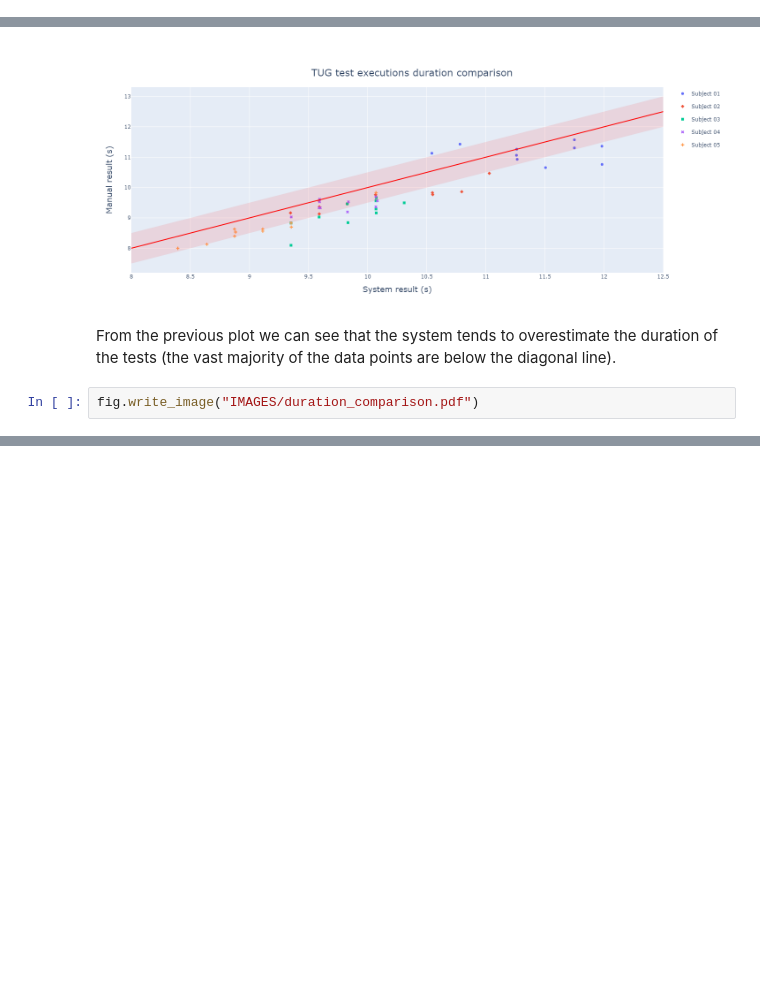
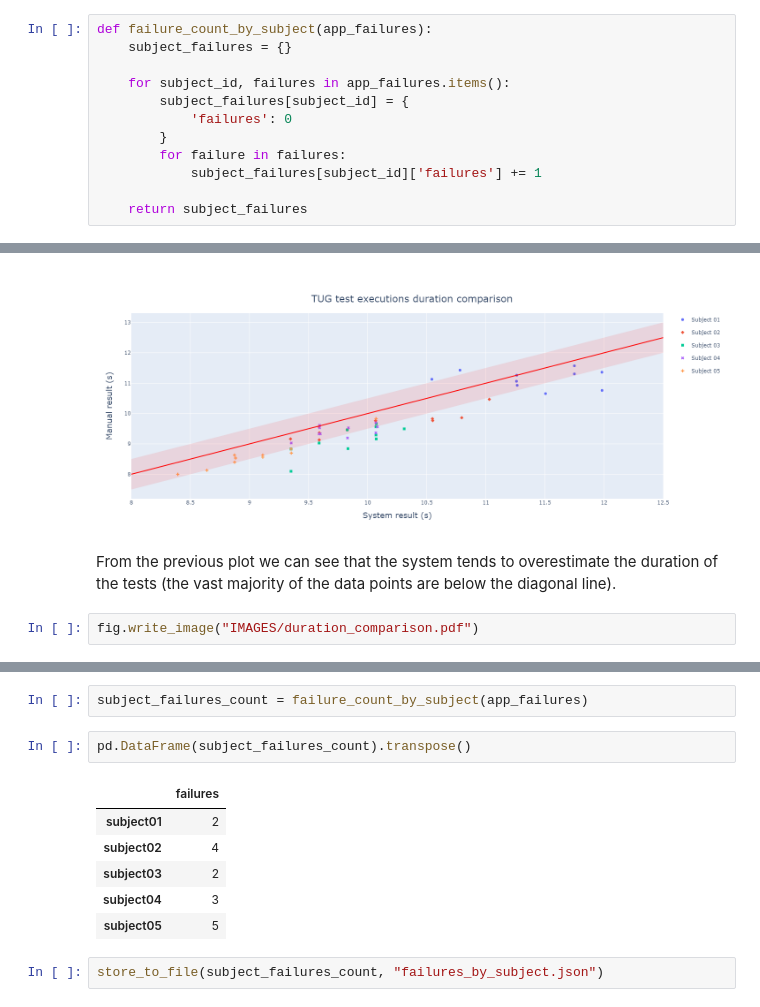
Before and after one commit to matey97/TugTestAnalytics, a Jupyter notebook: results-evaluation.ipynb, the cells around one changed output, grey strips where cells are left out. Drawn from its saved outputs; the diff is of its cells as text; blank space fills up the shorter version.

```diff
--- a/results-evaluation.ipynb
+++ b/results-evaluation.ipynb
@@ -172,0 +198,12 @@ def to_array(errors, attr, subject_id=None):
+# %%
+def failure_count_by_subject(app_failures):
+    subject_failures = {}
+
+    for subject_id, failures in app_failures.items():
+        subject_failures[subject_id] = {
+            'failures': 0
+        }
+        for failure in failures:
+            subject_failures[subject_id]['failures'] += 1
+
+    return subject_failures
@@ -278,0 +355,13 @@ fig.write_image("IMAGES/duration_comparison.pdf")
+# %%
+subject_failures_count = failure_count_by_subject(app_failures)
+# %%
+pd.DataFrame(subject_failures_count).transpose()
+# %% [output]
+|  | failures |
+| subject01 | 2 |
+| subject02 | 4 |
+| subject03 | 2 |
+| subject04 | 3 |
+| subject05 | 5 |
+# %%
+store_to_file(subject_failures_count, "failures_by_subject.json")
```
Also changed, not shown: parts of 20 cells of this notebook, 3 other files.
